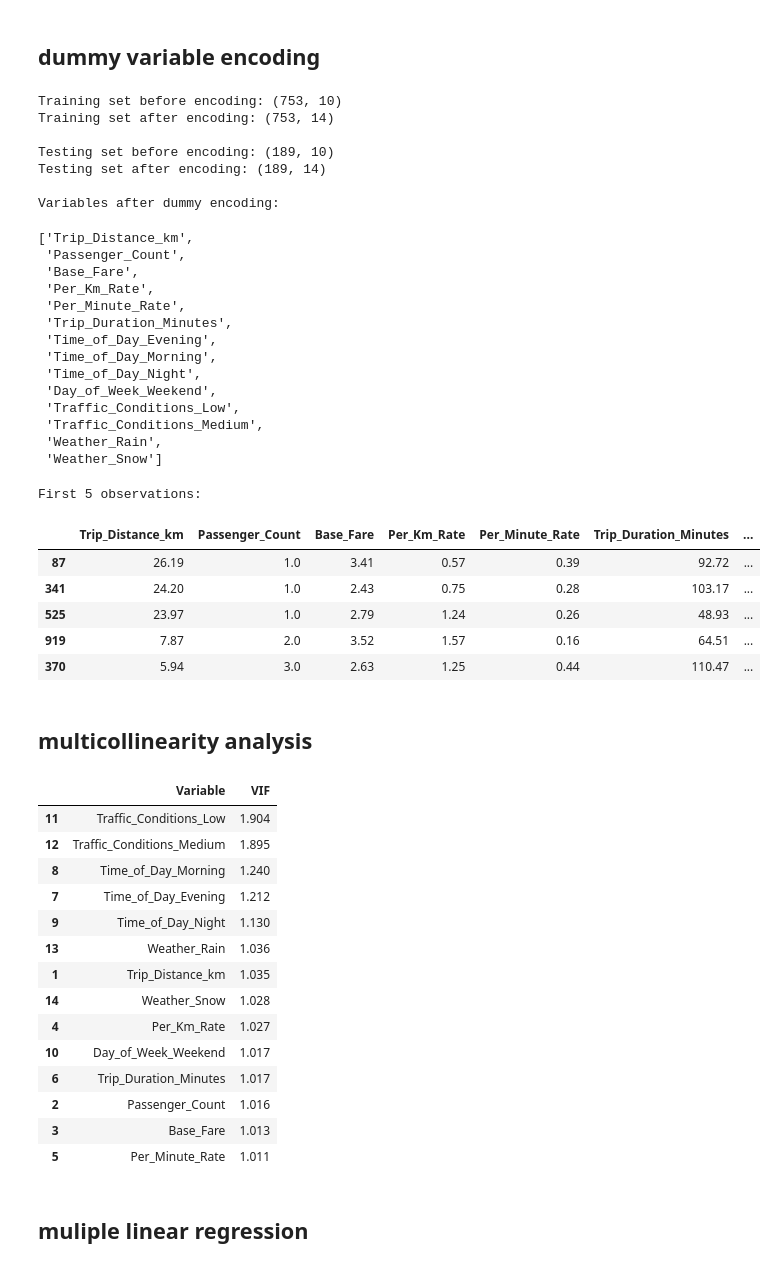
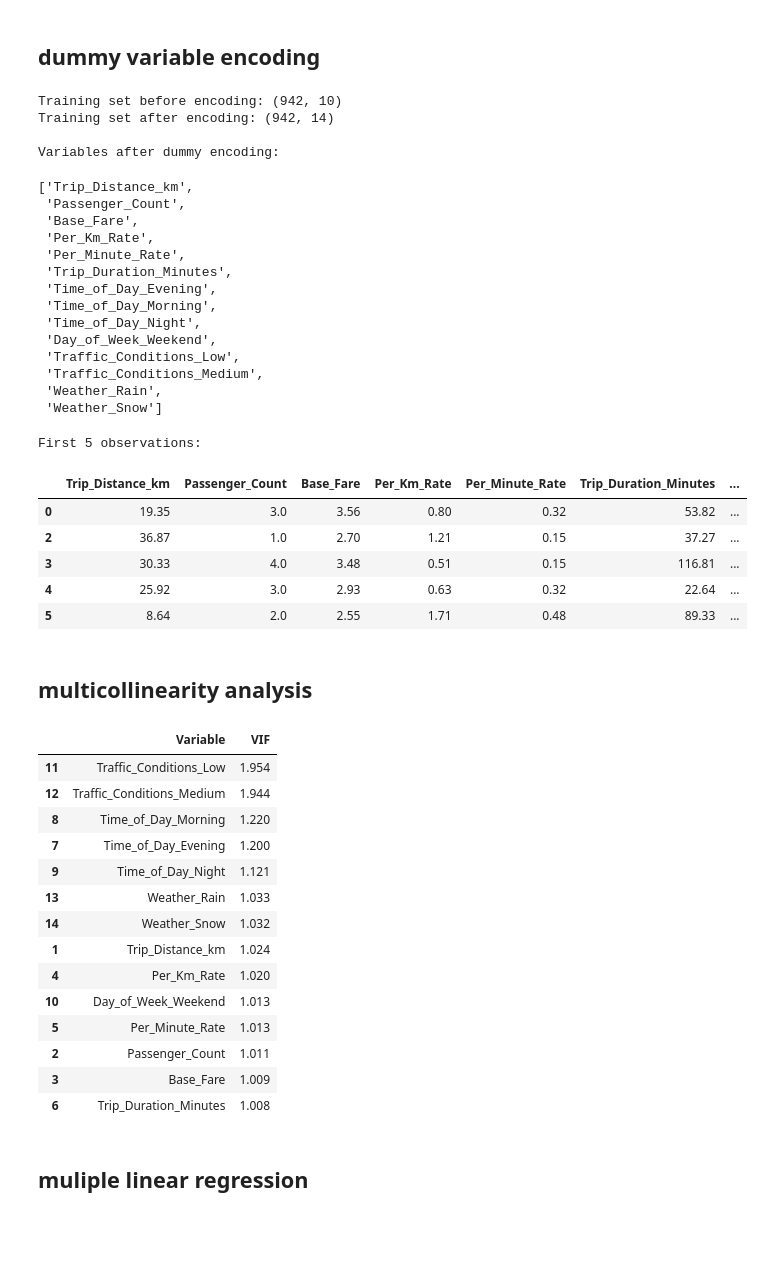
Before and after one commit to kurochan1901/115-1_Data-Analysis-and-Modeling, a Jupyter notebook: HW1/HW1.ipynb, the cells around one changed output. Cells and saved outputs as stored; diff of their text form; code cells hidden in the pictures; blank space fills up the shorter version.

```diff
--- a/HW1/HW1.ipynb
+++ b/HW1/HW1.ipynb
@@ -853,80 +840,62 @@ categorical_cols = [
     "Weather"
 ]
 
-# Combine train and test temporarily for consistent encoding
-# 對齊train set 跟 test set 的欄位
-
-X_all = pd.concat([X_train, X_test])
 
 # Convert categorical variables into dummy variables
-
-X_all_encoded = pd.get_dummies(
-    X_all,
+X_encoded = pd.get_dummies(
+    X,
     columns=categorical_cols,
     drop_first=True,            #選其中一個變數當基準，不然係數相加會變1 =>多重共線性問題
     dtype=int
 )
 
-# Split back into training and testing sets
-
-X_train_encoded = X_all_encoded.loc[X_train.index].copy()
-X_test_encoded = X_all_encoded.loc[X_test.index].copy()
-
 
 # Check the result
 
-print("Training set before encoding:", X_train.shape)
-print("Training set after encoding:", X_train_encoded.shape)
-
-print("\nTesting set before encoding:", X_test.shape)
-print("Testing set after encoding:", X_test_encoded.shape)
+print("Training set before encoding:", X.shape)
+print("Training set after encoding:", X_encoded.shape)
 
 print("\nVariables after dummy encoding:")
-display(X_train_encoded.columns.tolist())
+display(X_encoded.columns.tolist())
 
 print("\nFirst 5 observations:")
-display(X_train_encoded.head())
+display(X_encoded.head())
 # %% [output]
-Training set before encoding: (753, 10)
-Training set after encoding: (753, 14)
-
-Testing set before encoding: (189, 10)
-Testing set after encoding: (189, 14)
+Training set before encoding: (942, 10)
+Training set after encoding: (942, 14)
 
 Variables after dummy encoding:
 ['Trip_Distance_km',
  'Passenger_Count',
  'Base_Fare',
  'Per_Km_Rate',
  'Per_Minute_Rate',
  'Trip_Duration_Minutes',
  'Time_of_Day_Evening',
  'Time_of_Day_Morning',
  'Time_of_Day_Night',
  'Day_of_Week_Weekend',
  'Traffic_Conditions_Low',
  'Traffic_Conditions_Medium',
  'Weather_Rain',
  'Weather_Snow']
 First 5 observations:
 |  | Trip_Distance_km | Passenger_Count | Base_Fare | Per_Km_Rate | Per_Minute_Rate | Trip_Duration_Minutes | ... |
-| 87 | 26.19 | 1.0 | 3.41 | 0.57 | 0.39 | 92.72 | ... |
-| 341 | 24.20 | 1.0 | 2.43 | 0.75 | 0.28 | 103.17 | ... |
-| 525 | 23.97 | 1.0 | 2.79 | 1.24 | 0.26 | 48.93 | ... |
-| 919 | 7.87 | 2.0 | 3.52 | 1.57 | 0.16 | 64.51 | ... |
-| 370 | 5.94 | 3.0 | 2.63 | 1.25 | 0.44 | 110.47 | ... |
+| 0 | 19.35 | 3.0 | 3.56 | 0.80 | 0.32 | 53.82 | ... |
+| 2 | 36.87 | 1.0 | 2.70 | 1.21 | 0.15 | 37.27 | ... |
+| 3 | 30.33 | 4.0 | 3.48 | 0.51 | 0.15 | 116.81 | ... |
+| 4 | 25.92 | 3.0 | 2.93 | 0.63 | 0.32 | 22.64 | ... |
+| 5 | 8.64 | 2.0 | 2.55 | 1.71 | 0.48 | 89.33 | ... |
 # %% [markdown]
 ## multicollinearity analysis
 # %%
-# using VIF
-# Training set only
+# using VIF 看多重共線性
 
 from statsmodels.stats.outliers_influence import variance_inflation_factor
 import statsmodels.api as sm
 
 # Add intercept for VIF calculation
-
-X_vif = sm.add_constant(X_train_encoded)
+X_vif = sm.add_constant(X_encoded)
 
 
 # Calculate VIF for each predictor
@@ -953,20 +922,20 @@ vif_data = vif_data.sort_values(
 display(vif_data.round(3))
 # %% [output]
 |  | Variable | VIF |
-| 11 | Traffic_Conditions_Low | 1.904 |
-| 12 | Traffic_Conditions_Medium | 1.895 |
-| 8 | Time_of_Day_Morning | 1.240 |
-| 7 | Time_of_Day_Evening | 1.212 |
-| 9 | Time_of_Day_Night | 1.130 |
-| 13 | Weather_Rain | 1.036 |
-| 1 | Trip_Distance_km | 1.035 |
-| 14 | Weather_Snow | 1.028 |
-| 4 | Per_Km_Rate | 1.027 |
-| 10 | Day_of_Week_Weekend | 1.017 |
-| 6 | Trip_Duration_Minutes | 1.017 |
-| 2 | Passenger_Count | 1.016 |
-| 3 | Base_Fare | 1.013 |
-| 5 | Per_Minute_Rate | 1.011 |
+| 11 | Traffic_Conditions_Low | 1.954 |
+| 12 | Traffic_Conditions_Medium | 1.944 |
+| 8 | Time_of_Day_Morning | 1.220 |
+| 7 | Time_of_Day_Evening | 1.200 |
+| 9 | Time_of_Day_Night | 1.121 |
+| 13 | Weather_Rain | 1.033 |
+| 14 | Weather_Snow | 1.032 |
+| 1 | Trip_Distance_km | 1.024 |
+| 4 | Per_Km_Rate | 1.020 |
+| 10 | Day_of_Week_Weekend | 1.013 |
+| 5 | Per_Minute_Rate | 1.013 |
+| 2 | Passenger_Count | 1.011 |
+| 3 | Base_Fare | 1.009 |
+| 6 | Trip_Duration_Minutes | 1.008 |
 # %% [markdown]
 ## muliple linear regression
 # %%
```
Also changed, not shown: parts of 12 cells of this notebook, 1 other file.
